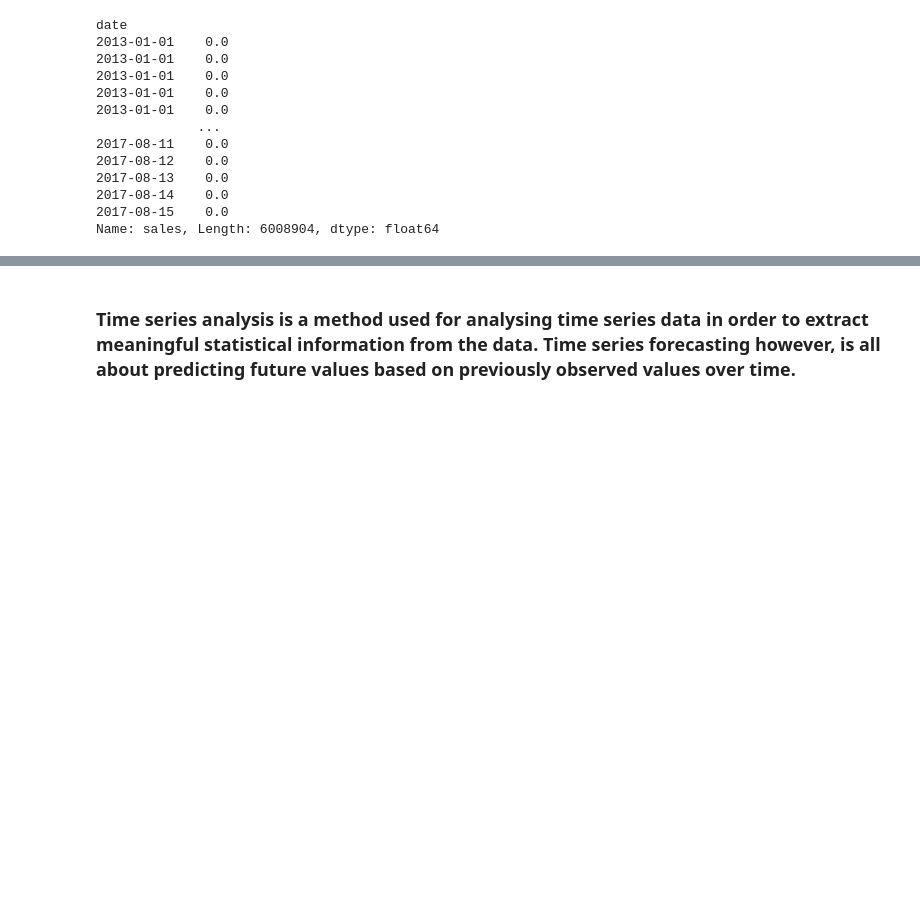
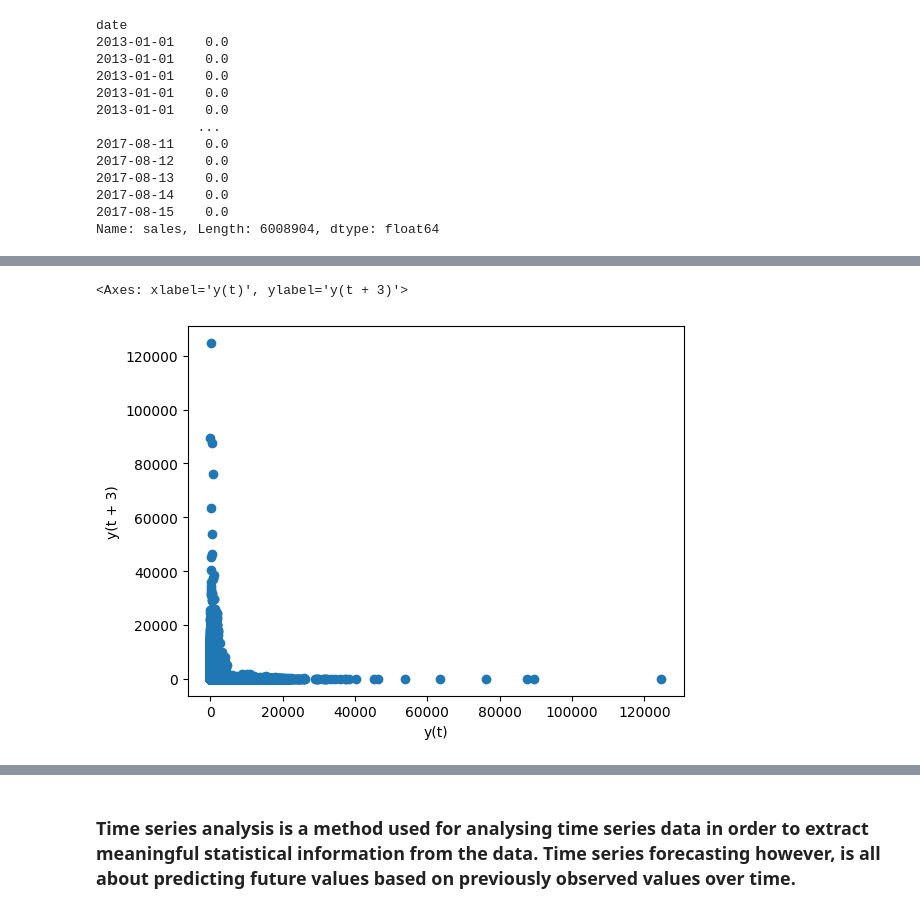
Before and after one commit to kwasichrappah/Time_series_analysis, a Jupyter notebook: sales_forecast.ipynb, the cells around one changed output, grey strips where cells are left out. Cells and saved outputs as stored; diff of their text form; code cells hidden in the pictures; blank space fills up the shorter version.

```diff
--- a/sales_forecast.ipynb
+++ b/sales_forecast.ipynb
@@ -801,0 +713,6 @@ Name: sales, Length: 6008904, dtype: float64
+# %%
+### Autocorelation
+pd.plotting.lag_plot(train_copy.sales,lag=3)
+# %% [output]
+<Axes: xlabel='y(t)', ylabel='y(t + 3)'>
+[figure, added]
```
Also changed, not shown: parts of 40 cells of this notebook.
